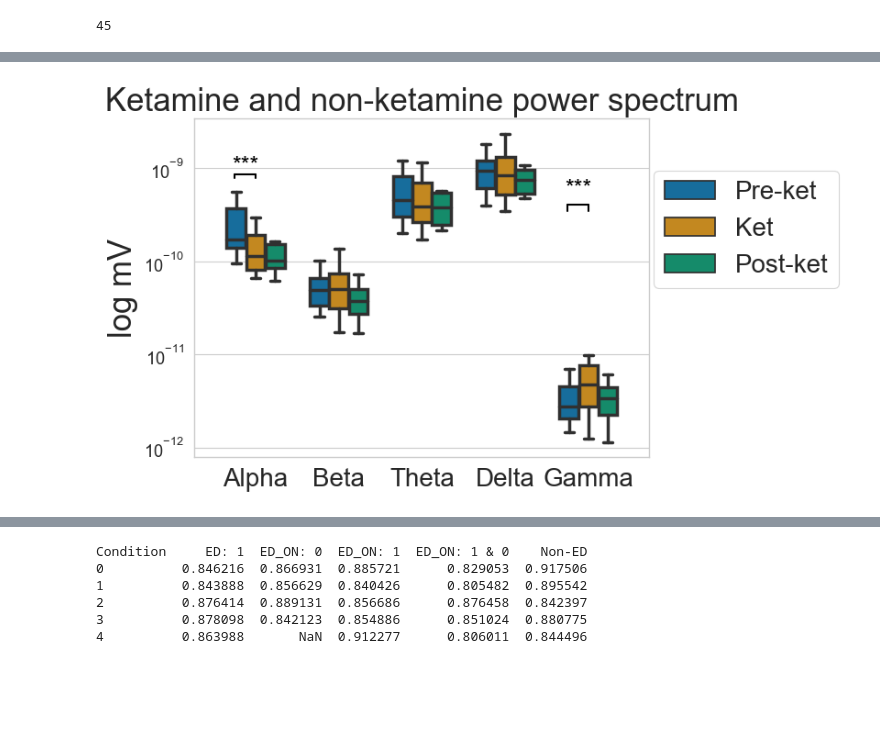
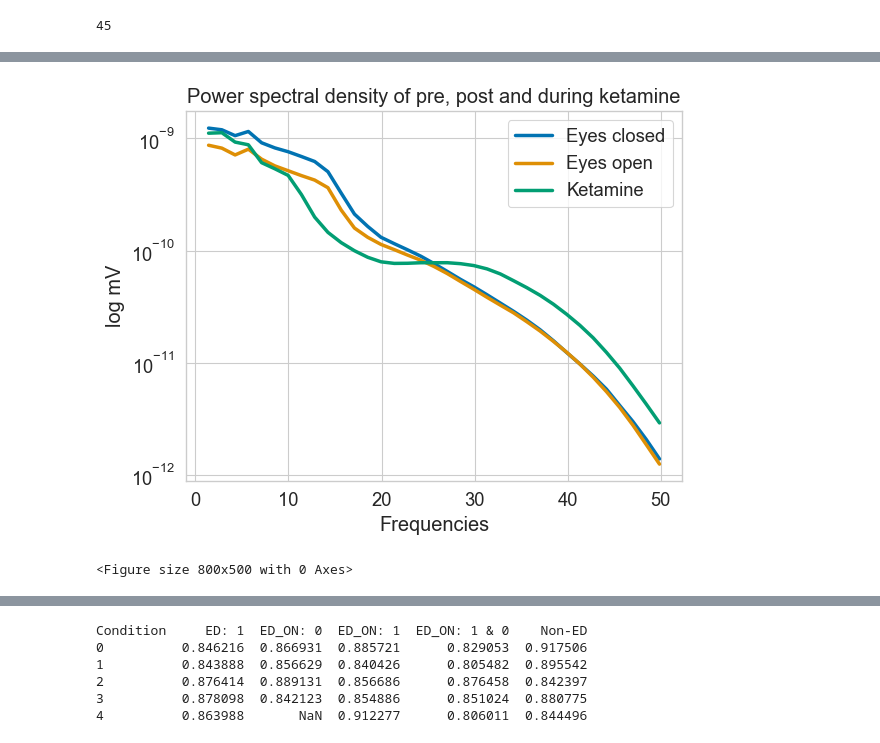
Before and after one commit to AndrlmMass/Ketamine-project, a Jupyter notebook: DataAnalysis/EEG_analysis/MainAnal/SpectrumAnalyses.ipynb, the cells around one changed output, grey strips where cells are left out. Cells and saved outputs as stored; diff of their text form; code cells hidden in the pictures; blank space fills up the shorter version.

```diff
--- a/DataAnalysis/EEG_analysis/MainAnal/SpectrumAnalyses.ipynb
+++ b/DataAnalysis/EEG_analysis/MainAnal/SpectrumAnalyses.ipynb
@@ -37,7 +37,7 @@ with open(nu_fold + '\\DataA.pkl', 'wb') as f:
 f.close()
 # %%
 from statistics import mean
-file_path = "M:\\pc\\Dokumenter\\GitHub\\Ketamine-project\\DataAnalysis\\EEG_analysis\\PreProc\\BadEpochsRejected\\DataB_mne_AutoRej.pkl"
+file_path = "M:\\pc\\Dokumenter\\GitHub\\Ketamine-project\\DataAnalysis\\EEG_analysis\\MainAnal\\SpectrumAnal\\DataB_mne.pkl"
 with open(file_path,'rb') as g:
             raw = pickle.load(g)
 DataB = raw.copy()
@@ -473,0 +341,18 @@ Gamma 0.4686356966278268
+# %%
+#Plot random epoch for example to the thesis
+
+DataAd = DataA.copy()
+
+data = DataAd['SED_2']['SD5008'][-1]
+
+# create an MNE info object
+sfreq = 500  # sampling rate in Hz
+ch_names = ['EEG{}'.format(i) for i in range(63)]  # channel names
+ch_types = ['eeg'] * 63  # all channels are EEG
+info = mne.create_info(ch_names=ch_names, sfreq=sfreq, ch_types=ch_types)
+
+# create an MNE RawArray object from the EEG data and info
+raw = mne.io.RawArray(data, info)
+
+# plot the EEG data
+raw.plot(scalings='auto', title='Auto-scaled Data from arrays', show=True, block=True, color='black',n_channels=20)
@@ -850,16 +857,36 @@ Gamma 0.009541835350716598
 #Psd between pre-ket, ket and post-ket
 DataAd = DataA.copy()
 #Categorize data by ket or non-ket
-Ketictary2 = {'Pre-ket':[],'Ket':[],'Post-ket':[]}
+Ketictary2 = {'EC':[],'EO':[],'Ket':[]}
 for cond in DataAd.keys():
     for pers in DataAd[cond]:
         psds, sfreq = mne.time_frequency.psd_array_multitaper(DataAd[cond][pers],sfreq=500, fmin=1, fmax=50)
         if cond == 'SED_1' or cond == 'SED_2' or cond == 'SED_3' or cond == 'SED_4':
             Ketictary2['Ket'].append(np.mean(np.mean(psds,axis=0),axis=0))
-        elif cond == 'EO' or cond == 'EC' or cond == 'INDUCTION':
-            Ketictary2['Pre-ket'].append(np.mean(np.mean(psds,axis=0),axis=0))
-        else:
-            Ketictary2['Post-ket'].append(np.mean(np.mean(psds,axis=0),axis=0))
+        elif cond == 'EO' or cond == 'EC':
+            Ketictary2[cond].append(np.mean(np.mean(psds,axis=0),axis=0))
+
+#plot the psd
+import seaborn as sns
+
+sns.set_style("whitegrid")
+sns.set_context("paper", font_scale=1.5, rc={"lines.linewidth": 2.5})
+sns.set_palette("colorblind")
+
+sns.lineplot(x=sfreq,y=list(np.mean(Ketictary2['EC'],axis=0).T),label='Eyes closed')
+sns.lineplot(x=sfreq,y=list(np.mean(Ketictary2['EO'],axis=0).T),label='Eyes open')
+sns.lineplot(x=sfreq,y=list(np.mean(Ketictary2['Ket'],axis=0).T),label='Ketamine')
+plt.yscale('log')
+plt.xlabel('Frequencies')
+plt.ylabel('log mV')
+plt.title('Power spectral density of pre, post and during ketamine', loc='center')
+plt.legend()
+plt.show()
+# Resize the figure to a specific size
+plt.gcf().set_size_inches(8, 5) # 6 inches by 4 inches
+
+# Save the plot to a file
+plt.savefig('M:\\pc\\Dokumenter\\GitHub\\Ketamine-project\\DataAnalysis\\EEG_analysis\\MainAnal\\SpectrumAnal\\psd_ket_comparison.png',dpi=300)
 
 from scipy.stats import ttest_ind
 import matplotlib.pyplot as plt
@@ -870,7 +897,7 @@ import statistics
 
 #Now do the same for the boxplot
 #Create a dictionary with the frequencies
-freqs = {'Alpha':{'Pre-ket':[], 'Ket':[], 'Post-ket':[]},'Beta':{'Pre-ket':[], 'Ket':[], 'Post-ket':[]},'Theta':{'Pre-ket':[], 'Ket':[], 'Post-ket':[]},'Delta':{'Pre-ket':[], 'Ket':[], 'Post-ket':[]},'Gamma':{'Pre-ket':[], 'Ket':[], 'Post-ket':[]}}
+freqs = {'Alpha':{'EC':[],'EO':[], 'Ket':[]},'Beta':{'EC':[],'EO':[], 'Ket':[]},'Theta':{'EC':[],'EO':[], 'Ket':[]},'Delta':{'EC':[],'EO':[], 'Ket':[]},'Gamma':{'EC':[],'EO':[], 'Ket':[]}}
 for cond in Ketictary2.keys():
     for psd in Ketictary2[cond]:
         freqs['Alpha'][cond].append(np.mean(psd[8:12],axis=0))
@@ -882,6 +909,7 @@ for cond in Ketictary2.keys():
 # Convert the dictionary to a long-form dataframe
 df = pd.DataFrame([(k1, k2, x) for k1,v1 in freqs.items() for k2,v2 in v1.items() for x in v2], columns=['Frequency', 'Condition', 'Value'])
 # Create a grouped boxplot
+plt.figure()
 sns.boxplot(x='Frequency', y='Value', hue='Condition', data=df, palette="colorblind", width=0.7, showfliers=False)
 # Get the current axis object
 ax = plt.gca()
@@ -890,30 +918,8 @@ ax.tick_params(axis='x', which='major', labelsize=20)
 plt.xlabel(None)
 plt.ylabel('log mV', size=25)
 plt.legend(loc=(1.01, 0.5), fontsize=20)
-plt.title('Ketamine and non-ketamine power spectrum', size=25)
+plt.title('EC, EO and Ket power spectral density', size=25)
 # Resize the figure to a specific size
-
-#Calculate significance levels
-#Create loop of checking all possible combinations and calculating the t-test
-keys_ = ['Pre-ket','Ket','Post-ket']
-ys = list()
-i = 0
-for key in freqs.keys():
-    for subkey in range(0,len(keys_)-1):
-        for subkey2 in range(subkey+1,len(keys_)):
-            group1, group2 = freqs[key][keys_[subkey]], freqs[key][keys_[subkey2]]
-            t, p = ttest_ind(group1, group2)
-            # add significance lines if p-value is significant
-            print(key, keys_[subkey],keys_[subkey2], p)
-            if p < 0.05:
-                # calculate y position for the line
-                y = np.max([max(st.t.interval(alpha=0.95, df=len(group1)-1, loc=statistics.mean(group1), scale=st.sem(group1))), max(st.t.interval(alpha=0.95, df=len(group2)-1, loc=statistics.mean(group2), scale=st.sem(group2)))]) + 0.00000000040
-                # add line with asterisks indicating significance level
-                plt.plot([i-0.25, i], [y, y], lw=1.5, c='k')
-                plt.plot([i-0.25, i-0.25], [y, y - 0.00000000006], lw=1.5, c='k')
-                plt.plot([i,i], [y, y - 0.00000000006], lw=1.5, c='k')
-                plt.text(i-0.125, y + 0.0000000002, "***", ha='center', va='center', color='k', fontsize=18)
-    i += 1
 plt.yscale('log')
 # Save the plot to a file
 plt.savefig('M:\\pc\\Dokumenter\\GitHub\\Ketamine-project\\DataAnalysis\\EEG_analysis\\MainAnal\\SpectrumAnal\\psd_ket_comparison_boxplot_seq.png',dpi=300)
@@ -938 +944,2 @@ Gamma Ket Post-ket 0.1806558488578614
-[figure, old version]
+[figure, new version]
+<Figure size 800x500 with 0 Axes>
```
Also changed, not shown: parts of 60 cells of this notebook.
